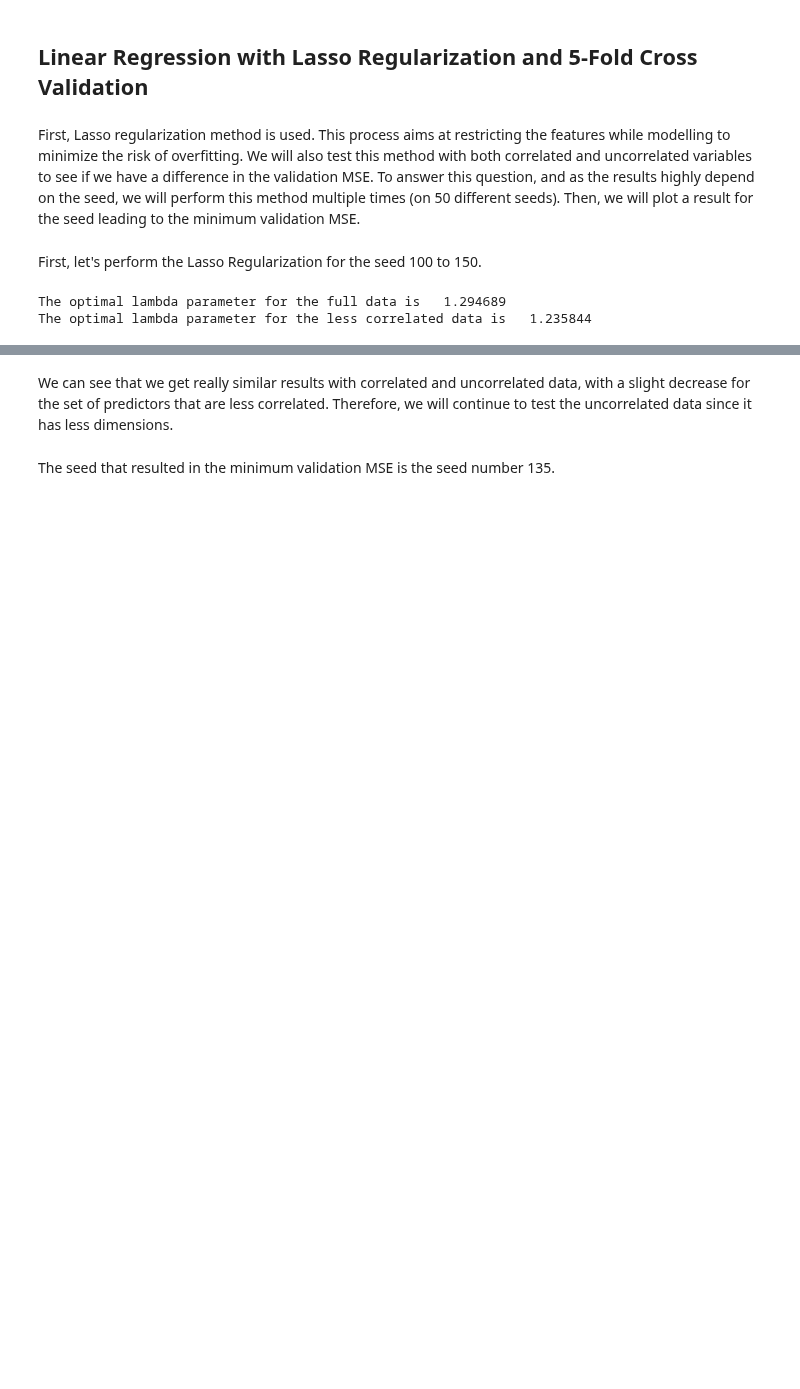
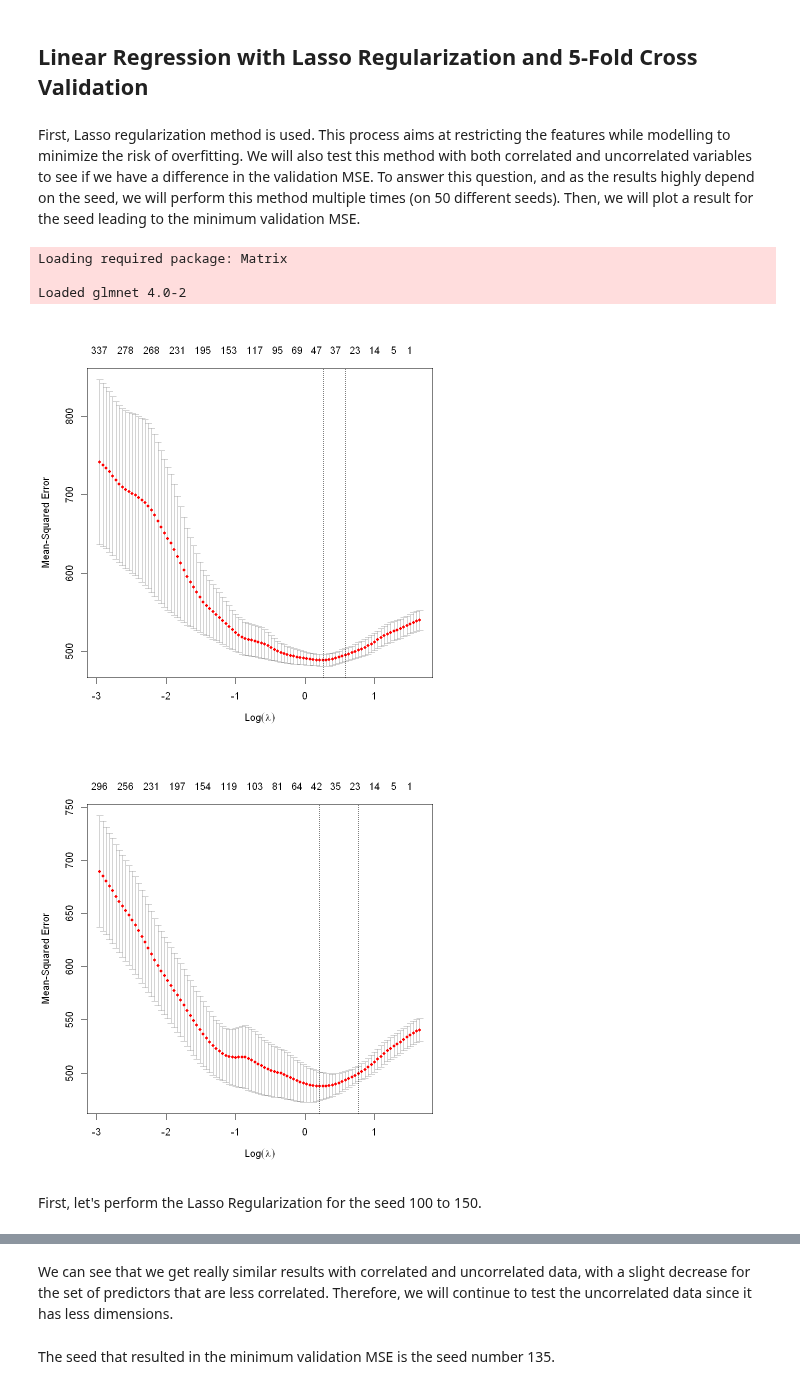
Before and after one commit to BenoitDelec/BIO-322--Predicting-odour-pleasantness-using-ML, a Jupyter notebook: src/Linear_Methods.ipynb, the cells around one changed output, grey strips where cells are left out. Saved outputs shown, nothing was run; the diff lists cells and outputs as text; code cells hidden in the pictures; blank space fills up the shorter version.

```diff
--- a/src/Linear_Methods.ipynb
+++ b/src/Linear_Methods.ipynb
@@ -41,24 +42,22 @@ Loading required package: ggplot2
 ## Linear Regression with Lasso Regularization and 5-Fold Cross Validation
 # %% [markdown]
 First, Lasso regularization method is used. This process aims at restricting the features while modelling to minimize the risk of overfitting. We will also test this method with both correlated and uncorrelated variables to see if we have a difference in the validation MSE. To answer this question, and as the results highly depend on the seed, we will perform this method multiple times (on 50 different seeds). Then, we will plot a result for the seed leading to the minimum validation MSE.
+# %%
+library(glmnet)
+
+set.seed(1)
+
+cv.lasso <- cv.glmnet(as.matrix(x), as.matrix(y), alpha = 1, nfold = 5)
+corr.cv.lasso <- cv.glmnet(as.matrix(corr.x), as.matrix(y), alpha = 1, nfold = 5)
+
+plot(cv.lasso)
+plot(corr.cv.lasso)
+# %% [output]
+Loading required package: Matrix
+
+Loaded glmnet 4.0-2
+[figure, added]
+[figure, added]
 # %% [markdown]
 First, let's perform the Lasso Regularization for the seed 100 to 150.
-# %%
-set.seed(1)
-library(glmnet)
-
-full.data.x = as.matrix(x)
-full.data.y = as.matrix(y)
-
-cv.lasso <- cv.glmnet(full.data.x, full.data.y, alpha = 1, nfold = 5)
-best.lasso <- glmnet(full.data.x,full.data.y, alpha = 1, lambda = cv.lasso$lambda.min)
-
-corr.cv.lasso <- cv.glmnet(as.matrix(corr.x), full.data.y, alpha = 1, nfold = 5)
-corr.best.lasso <- glmnet(as.matrix(corr.x), full.data.y, alpha = 1, lambda = corr.cv.lasso$lambda.min)
-
-cat("The optimal lambda parameter for the full data is  ", cv.lasso$lambda.min, '\n')
-cat("The optimal lambda parameter for the less correlated data is  ", corr.cv.lasso$lambda.min)
-# %% [output]
-The optimal lambda parameter for the full data is   1.294689
-The optimal lambda parameter for the less correlated data is   1.235844
 # %%
```
Also changed, not shown: parts of 12 cells of this notebook.
